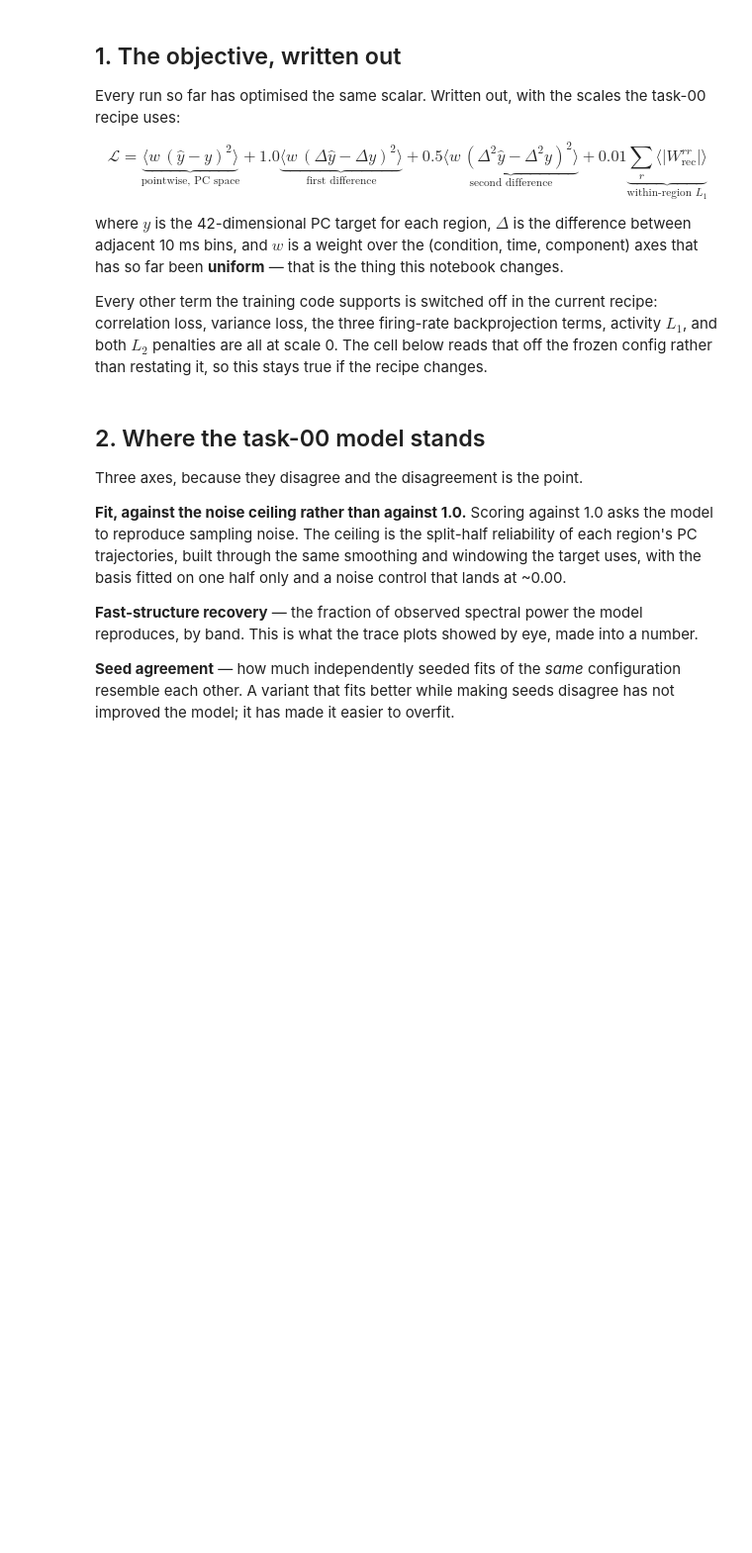
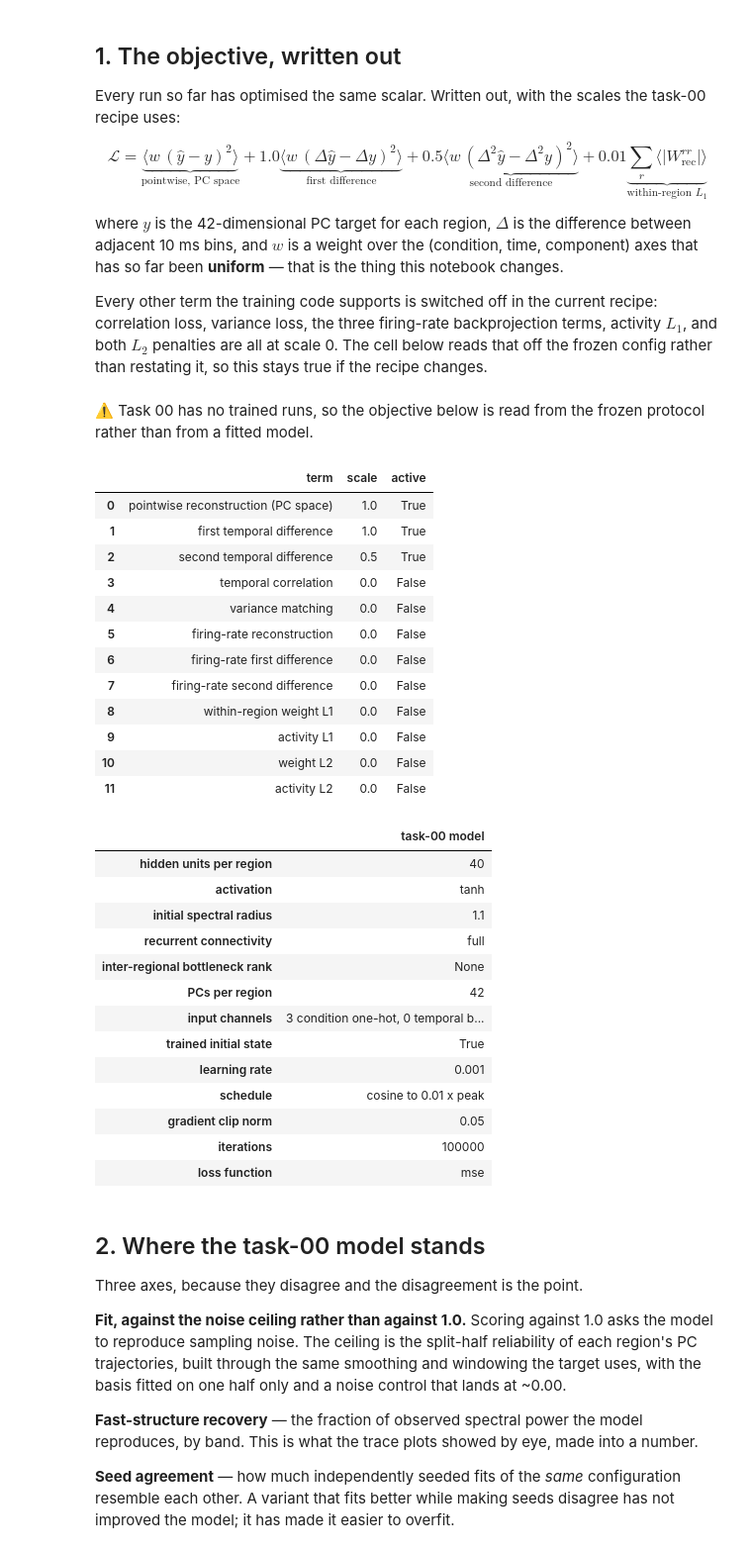
Before and after one commit to gprabaha/dal_monte_2022_analysis, a Jupyter notebook: notebooks/mrnn_thesis/04_target_and_loss.ipynb, the cells around one changed output. Shown at 99% size. Cells and saved outputs as stored; diff of their text form; code cells hidden in the pictures; blank space fills up the shorter version.

```diff
--- a/notebooks/mrnn_thesis/04_target_and_loss.ipynb
+++ b/notebooks/mrnn_thesis/04_target_and_loss.ipynb
@@ -31,6 +31,13 @@ face. That content is real: split-half reliability of the region PC trajectories
 
 **Nothing here submits a job unless you set `SUBMIT = True` in Section 4.**
 # %%
+# The analysis code these notebooks call lives in src/ and is edited between runs. Without
+# autoreload a kernel keeps whatever it imported first, so a function added to src after
+# the kernel started raises AttributeError until it is restarted -- which is easy to
+# misread as a bug in the code rather than in the kernel's cache.
+%load_ext autoreload
+%autoreload 2
+
 from __future__ import annotations
 
 from pathlib import Path
@@ -48,6 +55,7 @@ if str(repo_root / "src") not in sys.path:
 
 from dal_monte_2022_analysis.config.load import load_config
 from dal_monte_2022_analysis.ephys.analysis import fixation_mrnn_protocol as protocol
+from dal_monte_2022_analysis.ephys.analysis import fixation_mrnn_sweep as sweep
 from dal_monte_2022_analysis.ephys.analysis import fixation_mrnn_synthesis as syn
 from dal_monte_2022_analysis.ephys.analysis import fixation_mrnn_target_loss as tl
 from dal_monte_2022_analysis.ephys.analysis import fixation_psth_noise_ceiling as ceiling_mod
@@ -74,7 +82,10 @@ FIGURES = ThesisFigureSettings(output_dir=FIGURE_DIR)
 #: three seeds give only three pairs to average over.
 VARIANT_SEEDS = 5
 
-SELECTED_PROTOCOL = tl.load_selected_protocol(SELECTED_PROTOCOL_PATH)
+SELECTED_PROTOCOL, PROTOCOL_IS_PROVISIONAL = sweep.load_selected_protocol_or_provisional(
+    SELECTED_PROTOCOL_PATH
+)
+ALLOW_PROVISIONAL_PROTOCOL = False
 
 
 def show(figure, stem: str) -> None:
@@ -83,4 +94,6 @@ def show(figure, stem: str) -> None:
 
 
 print("inherited recipe :", SELECTED_PROTOCOL["selected_label"])
+if PROTOCOL_IS_PROVISIONAL:
+    print("                   ** provisional: task 00 has not frozen a recipe **")
 print("task root        :", TASK_ROOT)
@@ -107,8 +124,24 @@ frozen config rather than restating it, so this stays true if the recipe changes
 # %%
 import yaml
 
-winning_run = next((PROTOCOL_ROOT / "sweep" / SELECTED_PROTOCOL["selected_label"]).glob("seed=*"))
-run_config = yaml.safe_load((winning_run / "run_config.yaml").read_text())
+# Read the objective off a run that was actually trained under the selected recipe, so
+# this section cannot drift from what the models were fitted with. Falls back to the
+# frozen protocol itself when task 00 has not produced runs yet.
+_winning = sorted((PROTOCOL_ROOT / "sweep" / str(SELECTED_PROTOCOL["selected_label"])).glob("seed=*"))
+if _winning and (_winning[0] / "run_config.yaml").exists():
+    run_config = yaml.safe_load((_winning[0] / "run_config.yaml").read_text())
+else:
+    display(Markdown(
+        "⚠️ Task 00 has no trained runs, so the objective below is read from the frozen "
+        "protocol rather than from a fitted model."
+    ))
+    run_config = {**SELECTED_PROTOCOL["architecture"], **SELECTED_PROTOCOL["optimizer"],
+                  "epochs": SELECTED_PROTOCOL["epochs"], "loss_fn": "mse",
+                  "condition_order": ("face_interactive", "face_non_interactive", "object"),
+                  "correlation_loss_scale": 0.0, "variance_loss_scale": 0.0,
+                  "fr_reconstruction_loss_scale": 0.0, "fr_temporal_derivative_loss_scale": 0.0,
+                  "fr_temporal_curvature_loss_scale": 0.0, "l1_rate_scale": 0.0,
+                  "l2_weight_scale": 0.0, "l2_rate_scale": 0.0}
 
 loss_terms = {
     "pointwise reconstruction (PC space)": 1.0,
@@ -117,33 +150,62 @@ loss_terms = {
     "temporal correlation": run_config["correlation_loss_scale"],
     "variance matching": run_config["variance_loss_scale"],
     "firing-rate reconstruction": run_config["fr_reconstruction_loss_scale"],
     "firing-rate first difference": run_config["fr_temporal_derivative_loss_scale"],
     "firing-rate second difference": run_config["fr_temporal_curvature_loss_scale"],
     "within-region weight L1": run_config["l1_weight_scale"],
     "activity L1": run_config["l1_rate_scale"],
     "weight L2": run_config["l2_weight_scale"],
     "activity L2": run_config["l2_rate_scale"],
 }
 terms = pd.DataFrame({"term": list(loss_terms), "scale": list(loss_terms.values())})
 terms["active"] = terms["scale"] > 0
 display(terms)
 
 model_parameters = {
     "hidden units per region": run_config["hidden_units"],
     "activation": run_config["activation"],
     "initial spectral radius": run_config["spectral_radius"],
     "recurrent connectivity": run_config["recurrent_connectivity"],
     "inter-regional bottleneck rank": run_config["recurrent_bottleneck_dim"],
     "PCs per region": run_config["pca_n_components"],
     "input channels": f"{len(run_config['condition_order'])} condition one-hot, {run_config['temporal_basis_count']} temporal basis",
     "trained initial state": run_config["train_initial_state"],
     "learning rate": run_config["lr"],
     "schedule": f"{run_config['lr_schedule']} to {run_config['lr_min_factor']:g} x peak",
     "gradient clip norm": run_config["gradient_clip_norm"],
     "iterations": run_config["epochs"],
     "loss function": run_config["loss_fn"],
 }
 display(pd.Series(model_parameters, name="task-00 model").to_frame())
+# %% [output]
+⚠️ Task 00 has no trained runs, so the objective below is read from the frozen protocol rather than from a fitted model.
+|  | term | scale | active |
+| 0 | pointwise reconstruction (PC space) | 1.0 | True |
+| 1 | first temporal difference | 1.0 | True |
+| 2 | second temporal difference | 0.5 | True |
+| 3 | temporal correlation | 0.0 | False |
+| 4 | variance matching | 0.0 | False |
+| 5 | firing-rate reconstruction | 0.0 | False |
+| 6 | firing-rate first difference | 0.0 | False |
+| 7 | firing-rate second difference | 0.0 | False |
+| 8 | within-region weight L1 | 0.0 | False |
+| 9 | activity L1 | 0.0 | False |
+| 10 | weight L2 | 0.0 | False |
+| 11 | activity L2 | 0.0 | False |
+|  | task-00 model |
+| hidden units per region | 40 |
+| activation | tanh |
+| initial spectral radius | 1.1 |
+| recurrent connectivity | full |
+| inter-regional bottleneck rank | None |
+| PCs per region | 42 |
+| input channels | 3 condition one-hot, 0 temporal b... |
+| trained initial state | True |
+| learning rate | 0.001 |
+| schedule | cosine to 0.01 x peak |
+| gradient clip norm | 0.05 |
+| iterations | 100000 |
+| loss function | mse |
 # %% [markdown]
 ## 2. Where the task-00 model stands
 
```
Also changed, not shown: parts of 9 cells of this notebook, 9 other files.
